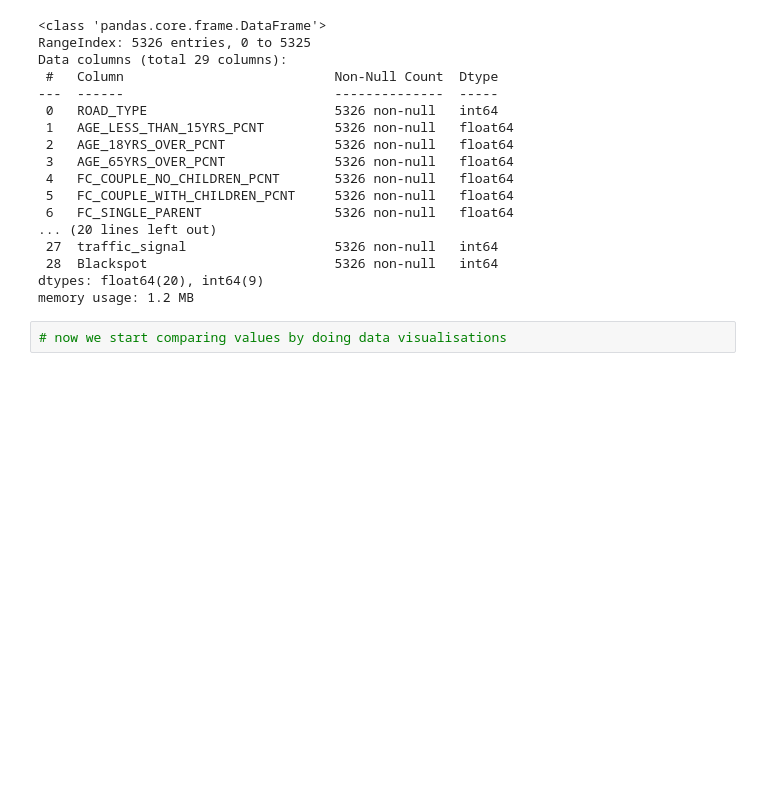
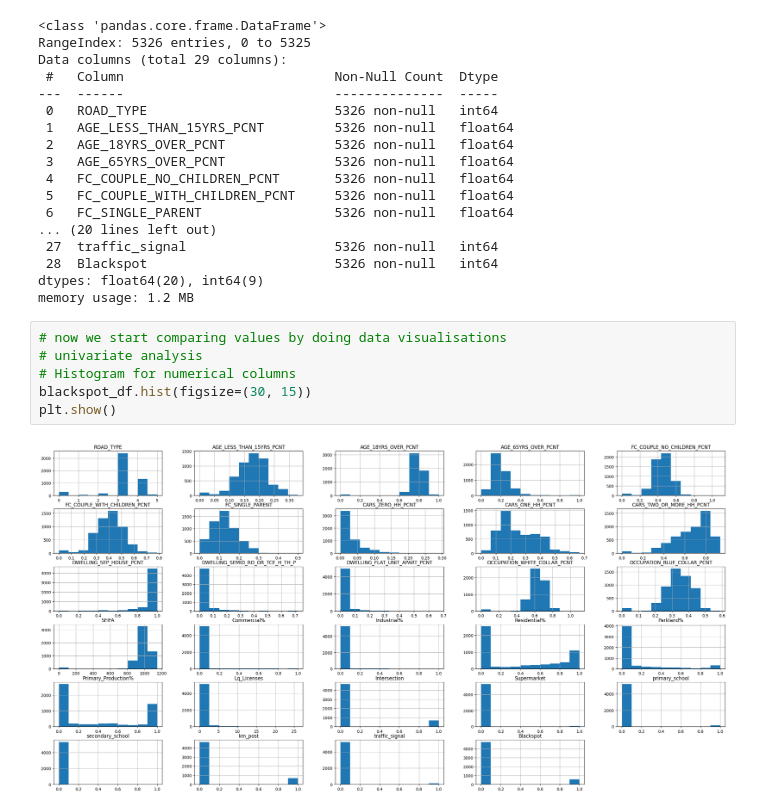
Before and after one commit to poojabathla/VicCrashAnalytics, a Jupyter notebook: scripts/vic_crash_analysis_jupyter.ipynb, the cells around one changed output. Drawn from its saved outputs; the diff is of its cells as text; blank space fills up the shorter version.

```diff
--- a/scripts/vic_crash_analysis_jupyter.ipynb
+++ b/scripts/vic_crash_analysis_jupyter.ipynb
@@ -176,3 +176,9 @@ dtypes: float64(20), int64(9)
 memory usage: 1.2 MB
 # %%
 # now we start comparing values by doing data visualisations
+# univariate analysis
+# Histogram for numerical columns
+blackspot_df.hist(figsize=(30, 15))
+plt.show()
+# %% [output]
+[figure, added]
```
Also changed, not shown: parts of 11 cells of this notebook.
